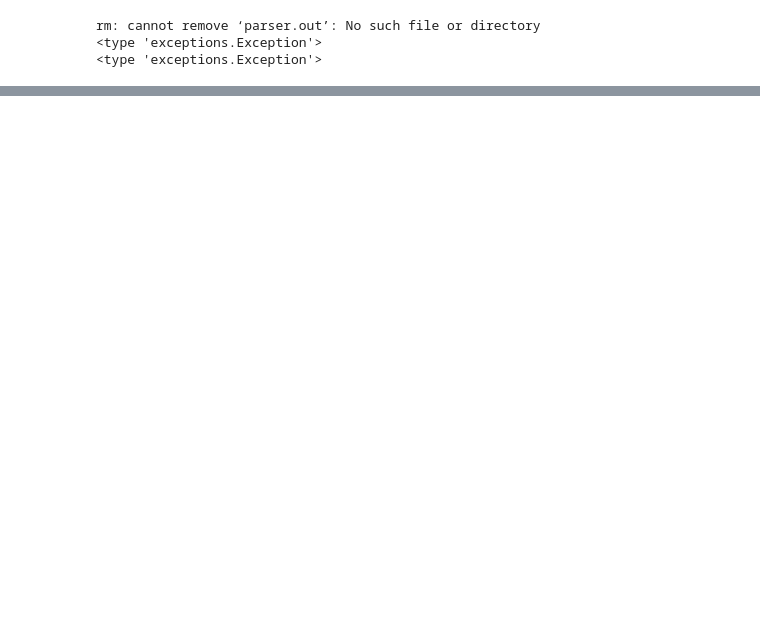
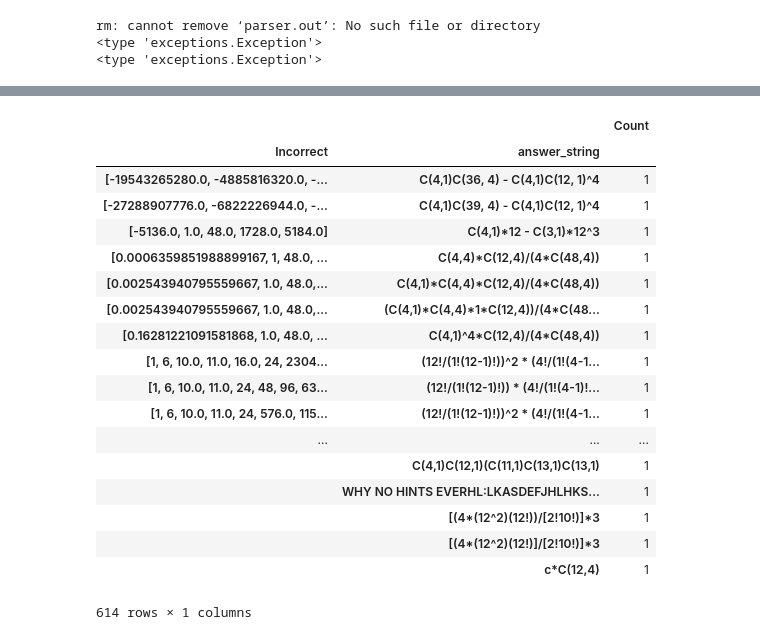
Before and after one commit to nimning/hintSystem, a Jupyter notebook: src/webwork/expr_parser/Parsing Answers from API.ipynb, the cells around one changed output, grey strips where cells are left out. Drawn from its saved outputs; the diff is of its cells as text; code cells hidden in the pictures; blank space fills up the shorter version.

```diff
--- a/src/webwork/expr_parser/Parsing Answers from API.ipynb
+++ b/src/webwork/expr_parser/Parsing Answers from API.ipynb
@@ -201,0 +257,23 @@ Parse Error: Unbalanced Group Operator
+# %%
+""" Shows the incorrect expressions, grouped by sets of incorrect terms """
+counted_incorrect_attempts.groupby(['Incorrect', 'answer_string']).sum()
+# %% [output]
+|  |  | Count |
+| Incorrect | answer_string |  |
+| [-19543265280.0, -4885816320.0, -... | C(4,1)C(36, 4) - C(4,1)C(12, 1)^4 | 1 |
+| [-27288907776.0, -6822226944.0, -... | C(4,1)C(39, 4) - C(4,1)C(12, 1)^4 | 1 |
+| [-5136.0, 1.0, 48.0, 1728.0, 5184.0] | C(4,1)*12 - C(3,1)*12^3 | 1 |
+| [0.0006359851988899167, 1, 48.0, ... | C(4,4)*C(12,4)/(4*C(48,4)) | 1 |
+| [0.002543940795559667, 1.0, 48.0,... | C(4,1)*C(4,4)*C(12,4)/(4*C(48,4)) | 1 |
+| [0.002543940795559667, 1.0, 48.0,... | (C(4,1)*C(4,4)*1*C(12,4))/(4*C(48... | 1 |
+| [0.16281221091581868, 1.0, 48.0, ... | C(4,1)^4*C(12,4)/(4*C(48,4)) | 1 |
+| [1, 6, 10.0, 11.0, 16.0, 24, 2304... | (12!/(1!(12-1)!))^2 * (4!/(1!(4-1... | 1 |
+| [1, 6, 10.0, 11.0, 24, 48, 96, 63... | (12!/(1!(12-1)!)) * (4!/(1!(4-1)!... | 1 |
+| [1, 6, 10.0, 11.0, 24, 576.0, 115... | (12!/(1!(12-1)!))^2 * (4!/(1!(4-1... | 1 |
+| ... | ... | ... |
+|  | C(4,1)C(12,1)(C(11,1)C(13,1)C(13,1) | 1 |
+|  | WHY NO HINTS EVERHL:LKASDEFJHLHKS... | 1 |
+|  | [(4*(12^2)(12!))/[2!10!)]*3 | 1 |
+|  | [(4*(12^2)(12!)]/[2!10!)]*3 | 1 |
+|  | c*C(12,4) | 1 |
+614 rows × 1 columns
```
Also changed, not shown: parts of 14 cells of this notebook.
